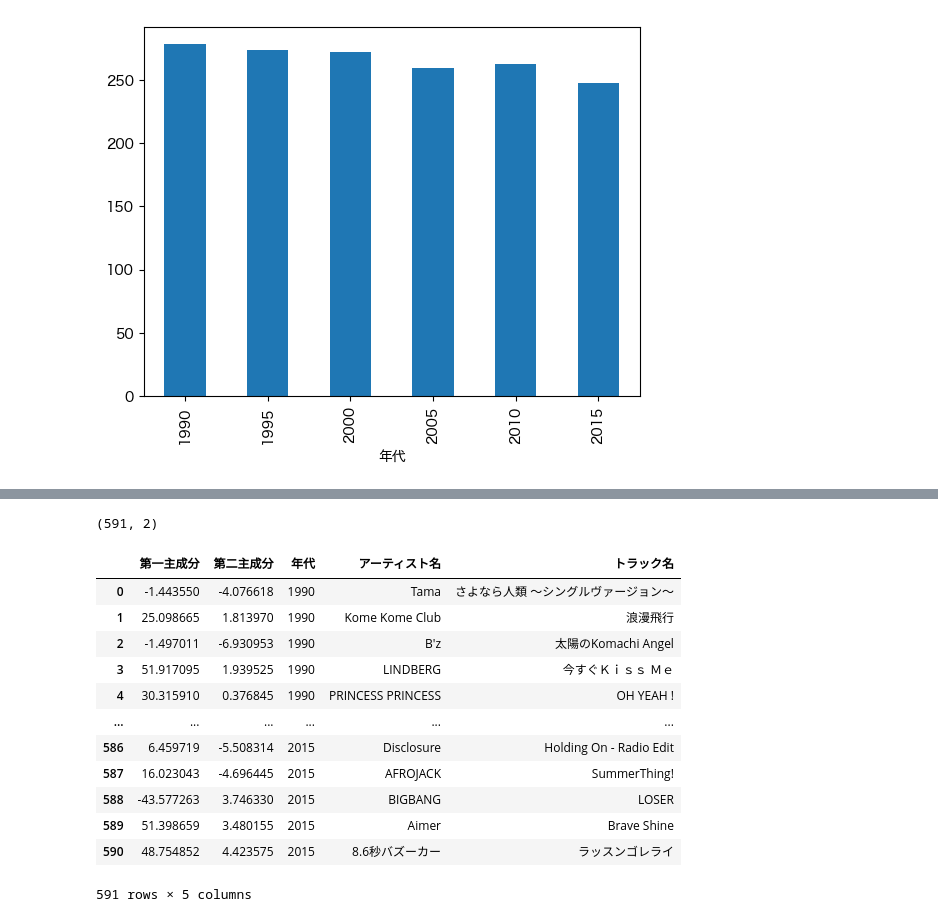
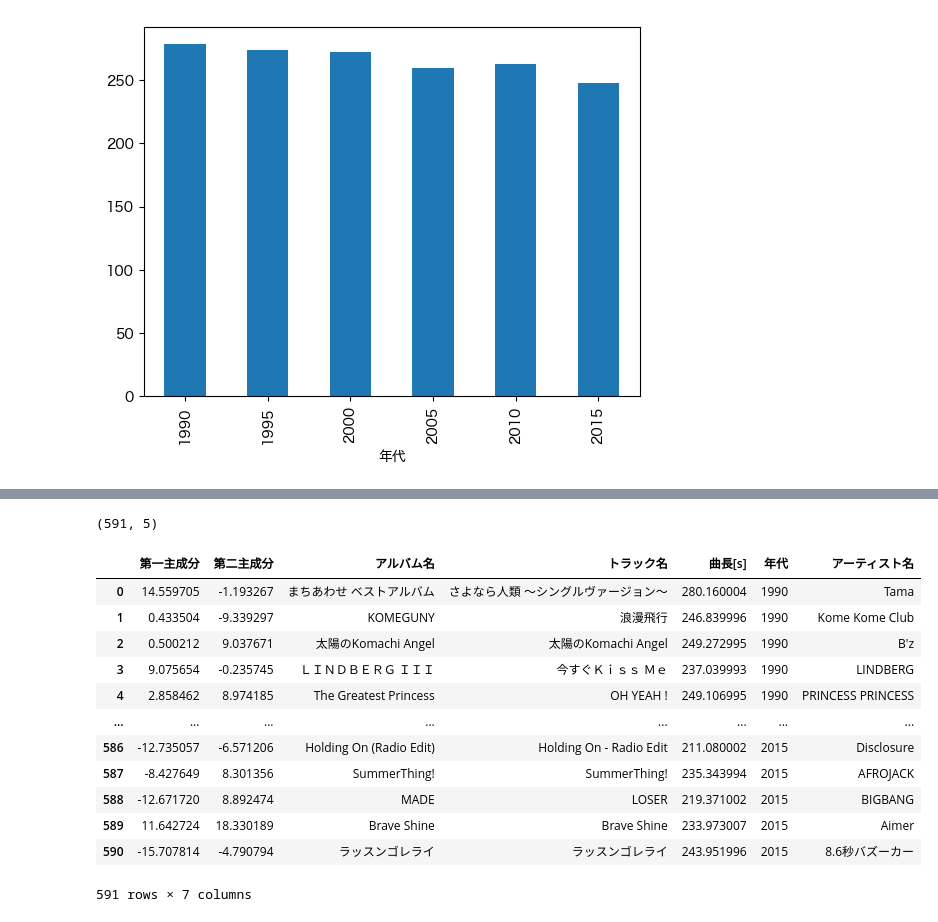
Before and after one commit to aug7atsushi/music_analysis, a Jupyter notebook: notebooks/02_年代比較.ipynb, the cells around one changed output, grey strips where cells are left out. Cells and saved outputs as stored; diff of their text form; code cells hidden in the pictures.

```diff
--- a/notebooks/02_年代比較.ipynb
+++ b/notebooks/02_年代比較.ipynb
@@ -60,8 +61,6 @@ track_info_df = []
 for name, id in zip(pl_names, pl_ids):
     pl = PlayList(name=name, id=id)
     pl_trks = track_retriever.glob_playlist_tracks(pl.id)
-    # NOTE: TEMP
-    pl_trks = [track for track in pl_trks if track is not None]
 
     track_info_table = TrackInfoTable(sp=sp, tracks=pl_trks)
     df = track_info_table.get_track_info_df()
@@ -109,11 +104,11 @@ sns.histplot(
 # %%
 cols = [
-    # "曲長[ms]",
+    "曲長[s]",
     "平均ラウドネス[dB]",
     "テンポ(BPM)",
     "拍子",
     # "キー",
-    # "長短長",
+    "長短長",
     "danceability",
     "energy",
     "speechiness",
@@ -123,29 +118,38 @@ cols = [
     "valence",
 ]
 # %%
-# X_reduced = PCA(n_components=2).fit_transform(track_info_df[cols].values)
-X_reduced = TSNE(n_components=2).fit_transform(track_info_df[cols].values)
+X = pd.get_dummies(track_info_df[cols], drop_first=True).values
 
-print(X_reduced.shape)
+scaler = StandardScaler()
+scaler.fit(X)
+X_scaler = scaler.transform(X)
+
+# X_reduced = PCA(n_components=2).fit_transform(X_scaler)
+X_reduced = TSNE(n_components=2).fit_transform(X_scaler)
+
+feat_df = pd.DataFrame(X_reduced, columns=["第一主成分", "第二主成分"])
+feat_df["アルバム名"] = track_info_df["アルバム名"].values
+feat_df["トラック名"] = track_info_df["トラック名"].values
+feat_df["曲長[s]"] = track_info_df["曲長[s]"].values
+print(feat_df.shape)
 # %% [output]
-(591, 2)
+(591, 5)
 # %%
-Y = pd.DataFrame(X_reduced, columns=["第一主成分", "第二主成分"])
-Y["年代"] = track_info_df["年代"].values
-Y["アーティスト名"] = track_info_df["アーティスト名"].values
-Y["トラック名"] = track_info_df["トラック名"].values
-Y
+feat_df["年代"] = track_info_df["年代"].values
+feat_df["アーティスト名"] = track_info_df["アーティスト名"].values
+feat_df["トラック名"] = track_info_df["トラック名"].values
+feat_df
 # %% [output]
-|  | 第一主成分 | 第二主成分 | 年代 | アーティスト名 | トラック名 |
-| 0 | -1.443550 | -4.076618 | 1990 | Tama | さよなら人類 ～シングルヴァージョン～ |
-| 1 | 25.098665 | 1.813970 | 1990 | Kome Kome Club | 浪漫飛行 |
-| 2 | -1.497011 | -6.930953 | 1990 | B'z | 太陽のKomachi Angel |
-| 3 | 51.917095 | 1.939525 | 1990 | LINDBERG | 今すぐＫｉｓｓ Ｍｅ |
-| 4 | 30.315910 | 0.376845 | 1990 | PRINCESS PRINCESS | OH YEAH ! |
-| ... | ... | ... | ... | ... | ... |
-| 586 | 6.459719 | -5.508314 | 2015 | Disclosure | Holding On - Radio Edit |
-| 587 | 16.023043 | -4.696445 | 2015 | AFROJACK | SummerThing! |
-| 588 | -43.577263 | 3.746330 | 2015 | BIGBANG | LOSER |
-| 589 | 51.398659 | 3.480155 | 2015 | Aimer | Brave Shine |
-| 590 | 48.754852 | 4.423575 | 2015 | 8.6秒バズーカー | ラッスンゴレライ |
+|  | 第一主成分 | 第二主成分 | アルバム名 | トラック名 | 曲長[s] | 年代 | アーティスト名 |
+| 0 | 14.559705 | -1.193267 | まちあわせ ベストアルバム | さよなら人類 ～シングルヴァージョン～ | 280.160004 | 1990 | Tama |
+| 1 | 0.433504 | -9.339297 | KOMEGUNY | 浪漫飛行 | 246.839996 | 1990 | Kome Kome Club |
+| 2 | 0.500212 | 9.037671 | 太陽のKomachi Angel | 太陽のKomachi Angel | 249.272995 | 1990 | B'z |
+| 3 | 9.075654 | -0.235745 | ＬＩＮＤＢＥＲＧ ＩＩＩ | 今すぐＫｉｓｓ Ｍｅ | 237.039993 | 1990 | LINDBERG |
+| 4 | 2.858462 | 8.974185 | The Greatest Princess | OH YEAH ! | 249.106995 | 1990 | PRINCESS PRINCESS |
+| ... | ... | ... | ... | ... | ... | ... | ... |
+| 586 | -12.735057 | -6.571206 | Holding On (Radio Edit) | Holding On - Radio Edit | 211.080002 | 2015 | Disclosure |
+| 587 | -8.427649 | 8.301356 | SummerThing! | SummerThing! | 235.343994 | 2015 | AFROJACK |
+| 588 | -12.671720 | 8.892474 | MADE | LOSER | 219.371002 | 2015 | BIGBANG |
+| 589 | 11.642724 | 18.330189 | Brave Shine | Brave Shine | 233.973007 | 2015 | Aimer |
+| 590 | -15.707814 | -4.790794 | ラッスンゴレライ | ラッスンゴレライ | 243.951996 | 2015 | 8.6秒バズーカー |
-591 rows × 5 columns
+591 rows × 7 columns
```
Also changed, not shown: parts of 7 cells of this notebook, 2 other files.
